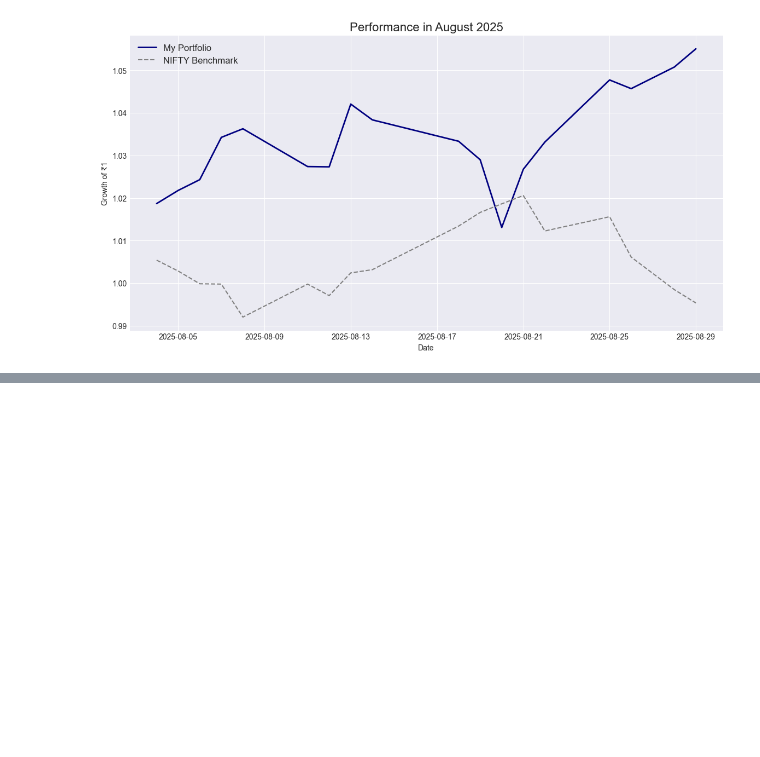
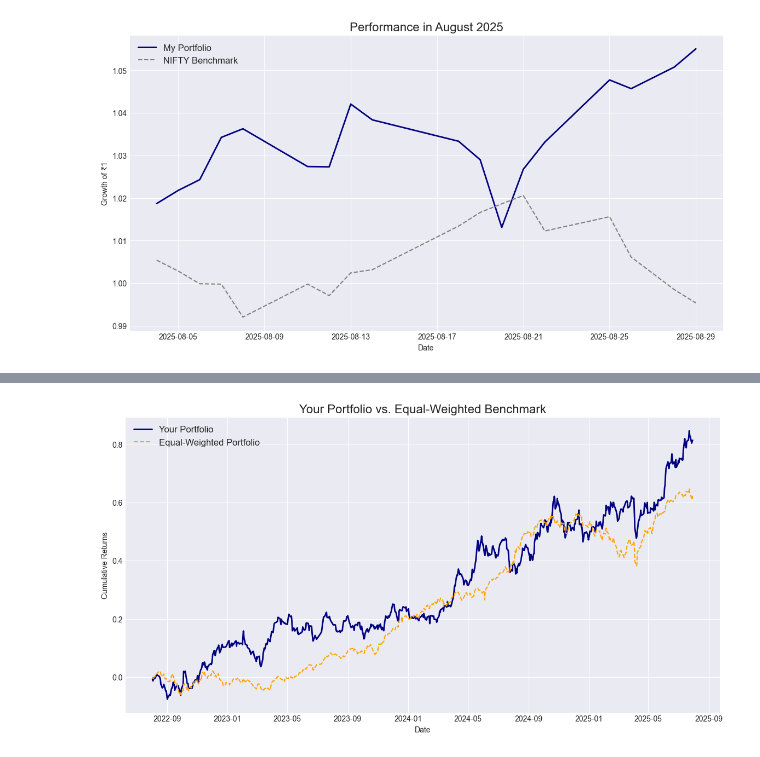
Before and after one commit to KaiAzrael/Portfolio-Optimisation-using-Black-Litterman, a Jupyter notebook: Portfolio_2.ipynb, the cells around one changed output, grey strips where cells are left out. Drawn from its saved outputs; the diff is of its cells as text; code cells hidden in the pictures; blank space fills up the shorter version.

```diff
--- a/Portfolio_2.ipynb
+++ b/Portfolio_2.ipynb
@@ -104,6 +104,7 @@ _MONETARY_INFO_KEYS = [
 _MONETARY_DF_COLS = ['Open', 'High', 'Low', 'Close', 'Adj Close', 'Dividends']
 
 class InrTicker:
+    """A wrapper for yf.Ticker that safely converts USD data to INR."""
     def __init__(self, symbol):
         self.symbol = symbol
         self._ticker = yf.Ticker(self.symbol)
@@ -128,6 +129,9 @@ class InrTicker:
         return df
 
 def yf_inr_download(tickers, *args, **kwargs):
+    """
+    A wrapper for yf.download that safely converts USD data to INR.
+    """
     # 1. Download original data first
     data = yf.download(tickers, *args, **kwargs)
     if data.empty:
@@ -1044,3 +1048,65 @@ Volatility (Daily STD): 0.0089
 Total Monthly Return: -0.47%
 Volatility (Daily STD): 0.0057
 [figure]
+# %%
+your_portfolio_weights = cleaned_weights
+daily_returns = data.pct_change().dropna()
+# Define the equal-weighted portfolio (1/N for each asset)
+num_assets = len(asset_names)
+equal_portfolio_weights = pd.Series([1/num_assets] * num_assets, index=asset_names)
+print(daily_returns.shape)
+print(your_portfolio_weights.shape)
+print(equal_portfolio_weights.shape)
+
+# Calculate daily returns for each portfolio
+your_portfolio_returns = daily_returns.dot(your_portfolio_weights)
+equal_portfolio_returns = daily_returns.dot(equal_portfolio_weights)
+
+
+# --- 4. PERFORMANCE METRIC CALCULATION ---
+
+def calculate_performance_metrics(returns):
+    """Calculates key performance metrics for a returns series."""
+    risk_free_rate_annual = average_rf
+    total_return = (1 + returns).prod() - 1
+    annualized_return = (1 + returns.mean())**252 - 1
+    annualized_volatility = returns.std() * np.sqrt(252)
+    sharpe_ratio = (annualized_return - risk_free_rate_annual) / annualized_volatility
+    return {
+        "Total Return": f"{total_return:.2%}",
+        "Annualized Return (CAGR)": f"{annualized_return:.2%}",
+        "Annualized Volatility (Risk)": f"{annualized_volatility:.2%}",
+        "Sharpe Ratio": f"{sharpe_ratio:.2f}"
+    }
+
+your_portfolio_metrics = calculate_performance_metrics(your_portfolio_returns)
+equal_portfolio_metrics = calculate_performance_metrics(equal_portfolio_returns)
+
+print("--- Your Black-Litterman Portfolio Performance ---")
+for key, value in your_portfolio_metrics.items():
+    print(f"{key}: {value}")
+
+print("\n--- Equal-Weighted Portfolio Performance ---")
+for key, value in equal_portfolio_metrics.items():
+    print(f"{key}: {value}")
+
+
+# --- 5. VISUALIZATION ---
+
+# Calculate cumulative returns
+your_cumulative_returns = (1 + your_portfolio_returns).cumprod() - 1
+equal_cumulative_returns = (1 + equal_portfolio_returns).cumprod() - 1
+
+plt.style.use('seaborn-v0_8-darkgrid')
+plt.figure(figsize=(14, 7))
+
+plt.plot(your_cumulative_returns.index, your_cumulative_returns, label='Your Portfolio', color='navy', linewidth=2)
+plt.plot(equal_cumulative_returns.index, equal_cumulative_returns, label='Equal-Weighted Portfolio', color='orange', linestyle='--')
+
+plt.title('Your Portfolio vs. Equal-Weighted Benchmark', fontsize=16)
+plt.ylabel('Cumulative Returns')
+plt.xlabel('Date')
+plt.legend(loc='upper left', fontsize=12)
+plt.grid(True)
+plt.show()
+# %% [output]
@@ -1046,0 +1127 @@ Volatility (Daily STD): 0.0057
+[figure, added]
```
Also changed, not shown: parts of 13 cells of this notebook.
